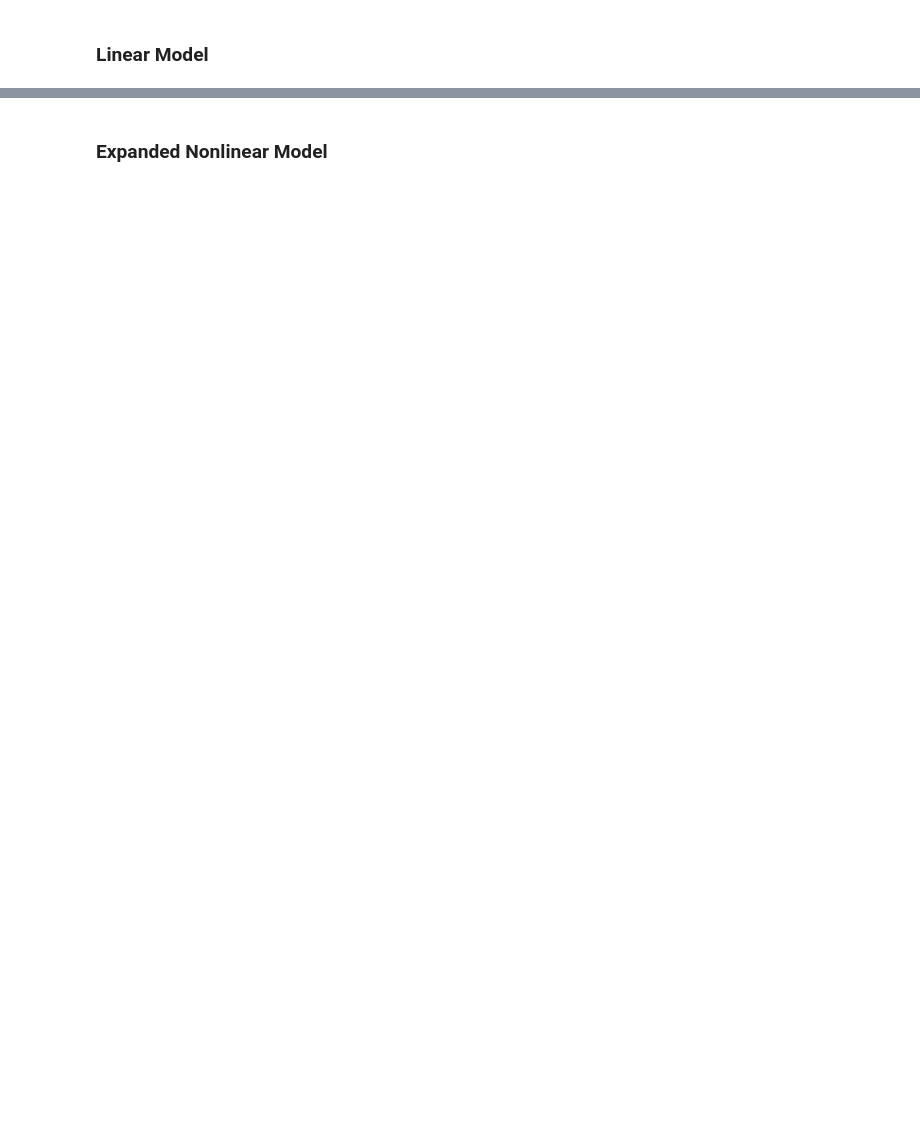
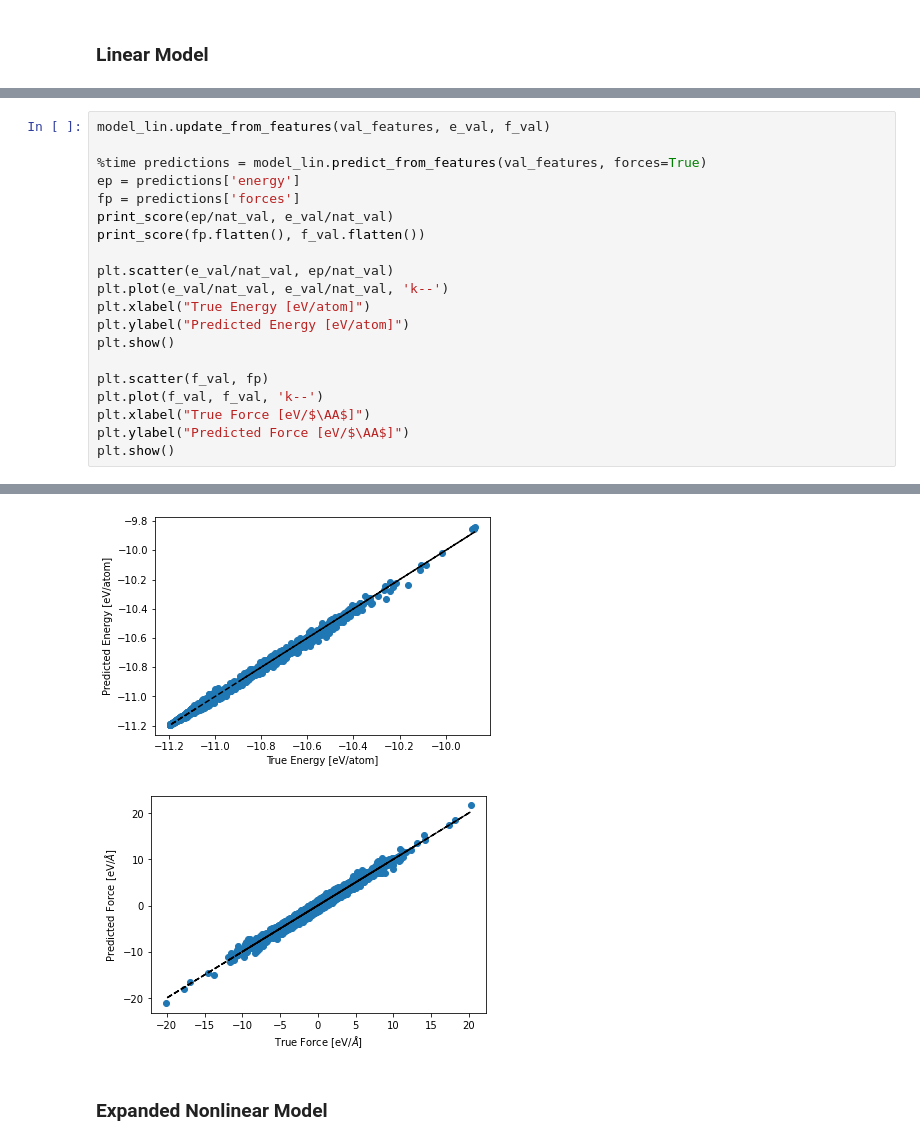
Before and after one commit to ClaudioZeni/Castle, a Jupyter notebook: notebooks/Test.ipynb, the cells around one changed output, grey strips where cells are left out. Saved outputs shown, nothing was run; the diff lists cells and outputs as text; blank space fills up the shorter version.

```diff
--- a/notebooks/Test.ipynb
+++ b/notebooks/Test.ipynb
@@ -90,3 +87,24 @@ MAE=0.012 RMSE=0.016 SUP=0.050 R2=0.995
 MAE=0.148 RMSE=0.217 SUP=2.551 R2=0.979
 [figure]
 [figure]
+# %%
+model_lin.update_from_features(val_features, e_val, f_val)
+
+%time predictions = model_lin.predict_from_features(val_features, forces=True)
+ep = predictions['energy']
+fp = predictions['forces']
+print_score(ep/nat_val, e_val/nat_val)
+print_score(fp.flatten(), f_val.flatten())
+
+plt.scatter(e_val/nat_val, ep/nat_val)
+plt.plot(e_val/nat_val, e_val/nat_val, 'k--')
+plt.xlabel("True Energy [eV/atom]")
+plt.ylabel("Predicted Energy [eV/atom]")
+plt.show()
+
+plt.scatter(f_val, fp)
+plt.plot(f_val, f_val, 'k--')
+plt.xlabel("True Force [eV/$\AA$]")
+plt.ylabel("Predicted Force [eV/$\AA$]")
+plt.show()
+# %% [output]
@@ -93,3 +115,5 @@ MAE=0.148 RMSE=0.217 SUP=2.551 R2=0.979
+[figure, added]
+[figure, added]
 # %% [markdown]
 ### Expanded Nonlinear Model
 # %%
```
Also changed, not shown: parts of 7 cells of this notebook, 7 other files.
